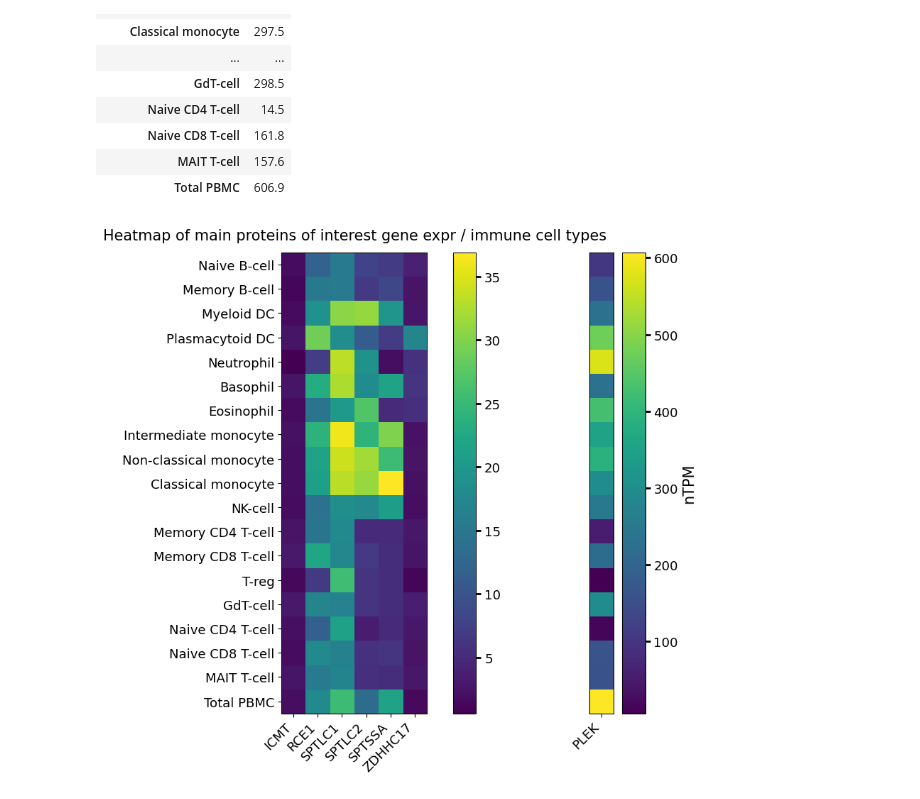
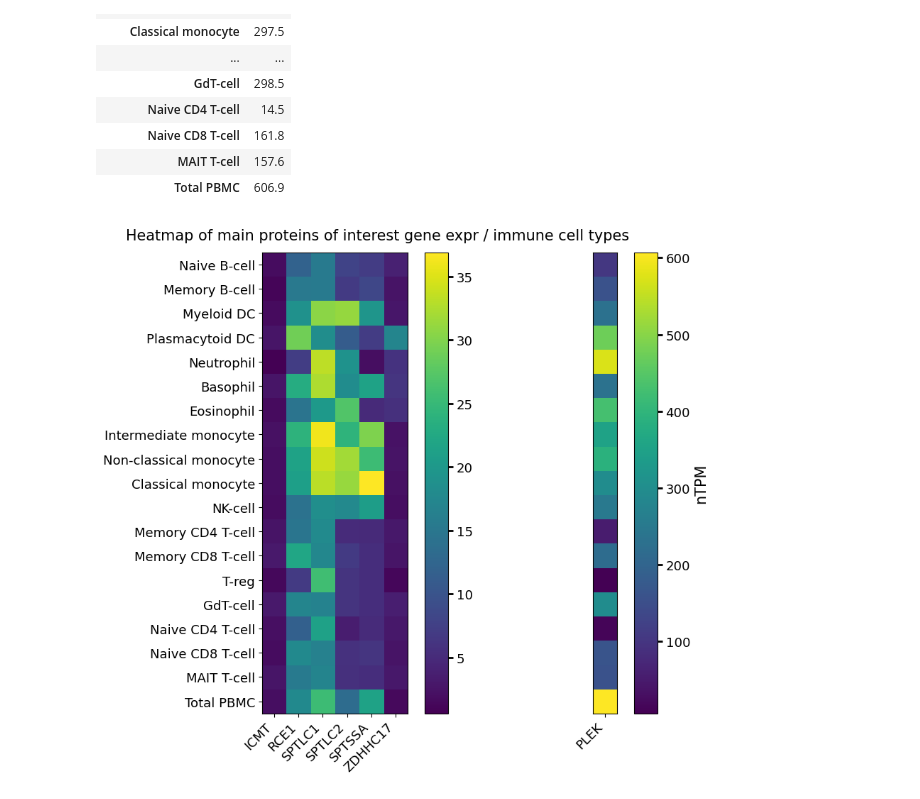
Before and after one commit to CCRI-Bioinformatics/Artem_GeneEx_Palmitoylation, a Jupyter notebook: cellTypeGrid.ipynb, the cells around one changed output. Saved outputs shown, nothing was run; the diff lists cells and outputs as text; code cells hidden in the pictures.

```diff
--- a/cellTypeGrid.ipynb
+++ b/cellTypeGrid.ipynb
@@ -116,35 +116,35 @@ rna_expression_PLEK
 | Total PBMC | 606.9 |
 # %%
 # Create the heatmap using matplotlib
-fig, [ax, ax2] = plt.subplots(1, 2, figsize=(10, 8), gridspec_kw={'width_ratios': [3, 1]})
+fig, [ax, ax2] = plt.subplots(1, 2, figsize=(10, 8))
 df = rna_expression_df1
 im = ax.imshow(df, cmap='viridis')
 
 # Add x and y axis labels
 ax.set_xticks(range(len(df.columns)))
 ax.set_xticklabels(df.columns, fontsize=13, rotation=45, ha='right')
 ax.set_yticks(range(len(df.index)))
 ax.set_yticklabels(df.index, fontsize=13)
 
 # Add a colorbar legend
 cbar = ax.figure.colorbar(im, ax=ax)
 cbar.ax.tick_params(labelsize=13, length=5, width=2)
 
 df = rna_expression_PLEK
 im = ax2.imshow(df, cmap='viridis')
 ax2.set_xticks(range(len(df.columns)))
 ax2.set_xticklabels(df.columns, fontsize=13, rotation=45, ha='right')
 ax2.get_yaxis().set_visible(False)
 cbar = ax2.figure.colorbar(im, ax=ax2)
 cbar.ax.tick_params(labelsize=13, length=5, width=2)
 cbar.set_label("nTPM", fontsize=15)
 
 # Add a title
 fig.suptitle('Heatmap of main proteins of interest gene expr / immune cell types', fontsize=15, ha='center')
 fig.tight_layout()
 # Show/Save the plot
 plt.show()
 directory = os.path.expanduser("~/bioinf_isilon/core_bioinformatics_unit/Internal/max_vdl/coreBioinf/kalinchenko/tissueGeneEx/")
-fig.savefig(f'{directory}/plots/cellTypes.pdf')
+fig.savefig(f'{directory}/plots/cellTypes.pdf', bbox_inches='tight')
 # %% [output]
-[figure, old version]
+[figure, new version]
```
Also changed, not shown: 1 other file.
